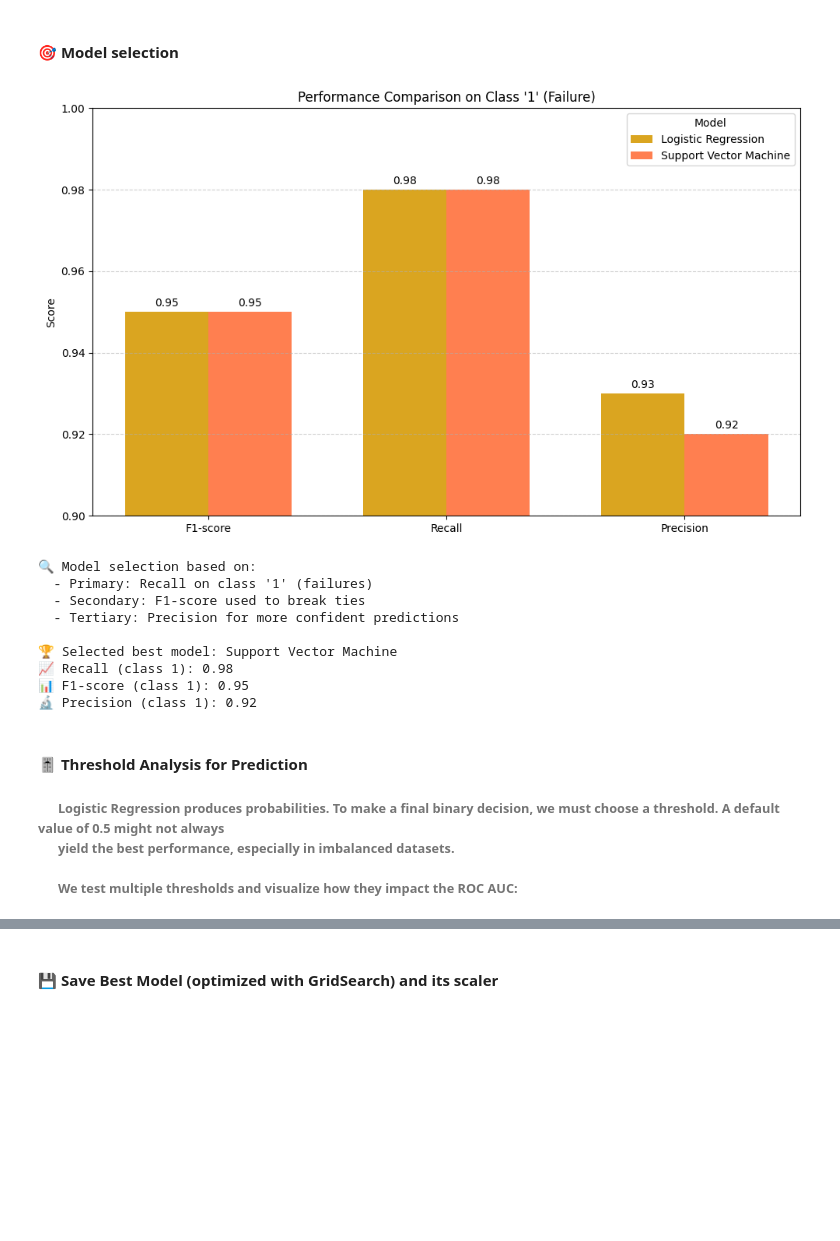
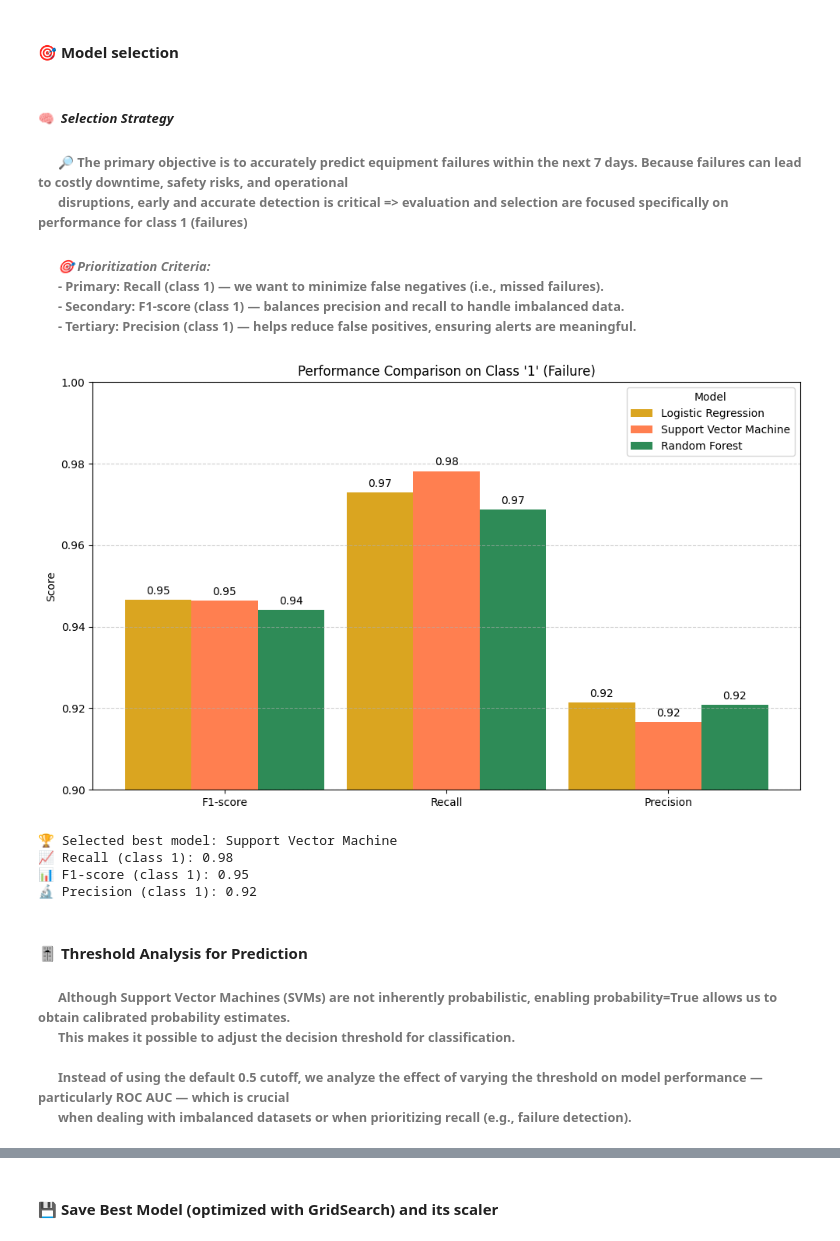
Before and after one commit to Anto-dev360/SensorGuard, a Jupyter notebook: notebooks/modeling_failure_prediction.ipynb, the cells around one changed output, grey strips where cells are left out. Saved outputs shown, nothing was run; the diff lists cells and outputs as text; code cells hidden in the pictures; blank space fills up the shorter version.

```diff
--- a/notebooks/modeling_failure_prediction.ipynb
+++ b/notebooks/modeling_failure_prediction.ipynb
@@ -251,8 +305,10 @@ print(f"\n✅ Total features selected: {len(features)}: {features}")
 # %%
-# Split and scale the data
+# Train/test split
 X_train, X_test, y_train, y_test = train_test_split(
-    X, y, test_size=0.2, random_state=42
+    X, y, test_size=0.2, random_state=42, stratify=y
 )
+
+# Scaling
 scaler = StandardScaler()
 X_train_scaled = scaler.fit_transform(X_train.values)
 X_test_scaled = scaler.transform(X_test.values)
@@ -267,8 +325,9 @@ X_test_scaled = scaler.transform(X_test.values)
 # %%
 # Define candidate models
 models = {
-    "Logistic Regression": LogisticRegression(max_iter=1000),
+    "Logistic Regression": LogisticRegression(max_iter=1000, random_state=42),
     "Support Vector Machine": SVC(kernel="linear", probability=True, random_state=42),
+    "Random Forest": RandomForestClassifier(n_estimators=100, random_state=42),
 }
 
 model_scores = {}
@@ -338,33 +409,36 @@ weighted avg       0.95      0.95      0.95     12011
 # %% [markdown]
 #### 🎯 Model selection
+# %% [markdown]
+#####  🧠 &nbsp;*Selection Strategy*
+###### &nbsp;&nbsp;&nbsp;&nbsp;&nbsp;&nbsp;🔎 The primary objective is to accurately predict equipment failures within the next 7 days.  Because failures can lead to costly downtime, safety risks, and operational<br>&nbsp;&nbsp;&nbsp;&nbsp;&nbsp;&nbsp;disruptions, early and accurate detection is critical => evaluation and selection are focused specifically on performance for class 1 (failures)
+
+###### &nbsp;&nbsp;&nbsp;&nbsp;&nbsp;&nbsp;***🎯 Prioritization Criteria:***<br>&nbsp;&nbsp;&nbsp;&nbsp;&nbsp;&nbsp;- Primary: Recall (class 1) — we want to minimize false negatives (i.e., missed failures).<br>&nbsp;&nbsp;&nbsp;&nbsp;&nbsp;&nbsp;- Secondary: F1-score (class 1) — balances precision and recall to handle imbalanced data.<br>&nbsp;&nbsp;&nbsp;&nbsp;&nbsp;&nbsp;- Tertiary: Precision (class 1) — helps reduce false positives, ensuring alerts are meaningful.
 # %%
 # Display model metrics
 metrics = ["f1-score", "recall", "precision"]
 model_names = list(model_scores.keys())
 scores = {
-    metric: [round(model_scores[model]["1"][metric], 2) for model in model_names]
+    metric: [model_scores[model]["1"][metric] for model in model_names]
     for metric in metrics
 }
 
 # Plot
 x = np.arange(len(metrics))
-width = 0.35
+width = 0.3
 
 fig, ax = plt.subplots(figsize=(10, 6))
-rects1 = ax.bar(
-    x - width / 2,
-    [scores[m][0] for m in metrics],
-    width,
-    label=model_names[0],
-    color="goldenrod",
-)
-rects2 = ax.bar(
-    x + width / 2,
-    [scores[m][1] for m in metrics],
-    width,
-    label=model_names[1],
-    color="coral",
-)
+colors = ["goldenrod", "coral", "seagreen"]
+rects = []
+
+for i, model_name in enumerate(model_names):
+    rect = ax.bar(
+        x + (i - 1) * width,
+        [scores[m][i] for m in metrics],
+        width,
+        label=model_name,
+        color=colors[i % len(colors)],
+    )
+    rects.extend(rect)
 
 ax.set_ylabel("Score")
 ax.set_title("Performance Comparison on Class '1' (Failure)")
@@ -373,47 +447,38 @@ ax.set_xticklabels([m.capitalize() for m in metrics])
 ax.set_ylim(0.90, 1.0)
 ax.legend(title="Model")
 ax.grid(axis="y", linestyle="--", alpha=0.6)
 
-for rect in rects1 + rects2:
+for rect in rects:
     height = rect.get_height()
     ax.annotate(
         f"{height:.2f}",
         xy=(rect.get_x() + rect.get_width() / 2, height),
         xytext=(0, 3),
         textcoords="offset points",
         ha="center",
         va="bottom",
     )
 
 plt.tight_layout()
 plt.show()
 
 # Select model prioritizing Recall on class '1' (Failures), fallback to F1-score then precision
 best_model_name = max(
     model_scores,
     key=lambda name: (
-        round(model_scores[name]["1"].get("recall", 0), 2),
-        round(model_scores[name]["1"].get("f1-score", 0), 2),
-        round(model_scores[name]["1"].get("precision", 0), 2),
+        model_scores[name]["1"].get("recall", 0),
+        model_scores[name]["1"].get("f1-score", 0),
+        model_scores[name]["1"].get("precision", 0),
     ),
 )
 best_model = trained_models[best_model_name]
 
-print("🔍 Model selection based on:")
-print("  - Primary: Recall on class '1' (failures)")
-print("  - Secondary: F1-score used to break ties")
-print("  - Tertiary: Precision for more confident predictions\n")
 print(f"🏆 Selected best model: {best_model_name}")
 print(f"📈 Recall (class 1): {model_scores[best_model_name]['1']['recall']:.2f}")
 print(f"📊 F1-score (class 1): {model_scores[best_model_name]['1']['f1-score']:.2f}")
 print(f"🔬 Precision (class 1): {model_scores[best_model_name]['1']['precision']:.2f}")
 # %% [output]
-[figure, old version]
+[figure, new version]
-🔍 Model selection based on:
-  - Primary: Recall on class '1' (failures)
-  - Secondary: F1-score used to break ties
-  - Tertiary: Precision for more confident predictions
-
 🏆 Selected best model: Support Vector Machine
 📈 Recall (class 1): 0.98
 📊 F1-score (class 1): 0.95
@@ -421,7 +486,7 @@ print(f"🔬 Precision (class 1): {model_scores[best_model_name]['1']['precision
 # %% [markdown]
 #### 🎚️ Threshold Analysis for Prediction
 
-###### &nbsp;&nbsp;&nbsp;&nbsp;&nbsp;&nbsp;Logistic Regression produces probabilities. To make a final binary decision, we must choose a threshold. A default value of 0.5 might not always<br>&nbsp;&nbsp;&nbsp;&nbsp;&nbsp;&nbsp;yield the best performance, especially in imbalanced datasets.<br><br>&nbsp;&nbsp;&nbsp;&nbsp;&nbsp;&nbsp;We test multiple thresholds and visualize how they impact the ROC AUC:
+###### &nbsp;&nbsp;&nbsp;&nbsp;&nbsp;&nbsp;Although Support Vector Machines (SVMs) are not inherently probabilistic, enabling probability=True allows us to obtain calibrated probability estimates.<br>      This makes it possible to adjust the decision threshold for classification.<br><br>      Instead of using the default 0.5 cutoff, we analyze the effect of varying the threshold on model performance — particularly ROC AUC — which is crucial<br>      when dealing with imbalanced datasets or when prioritizing recall (e.g., failure detection).
 # %%
 # Predict probabilities
 y_scores = best_model.predict_proba(X_test_scaled)[:, 1]
```
Also changed, not shown: parts of 28 cells of this notebook, 9 other files.
